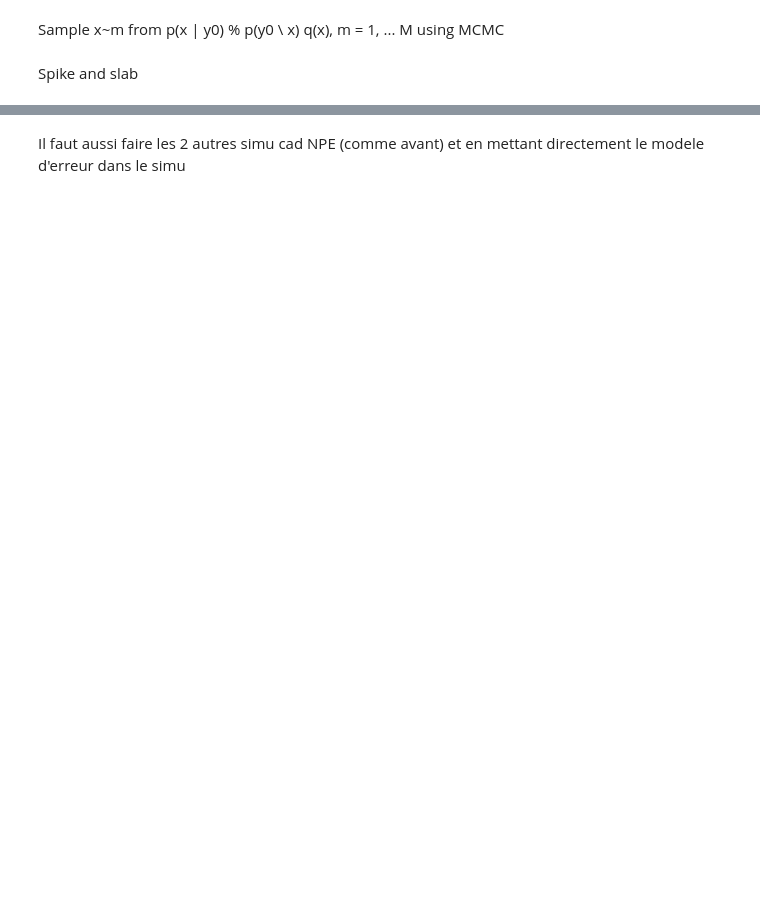
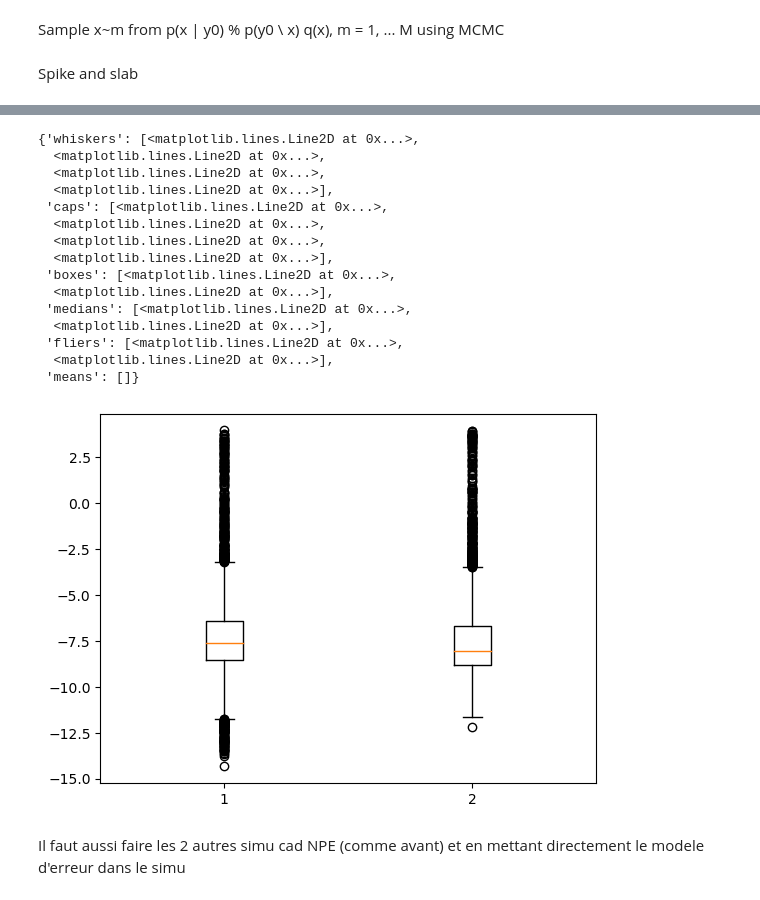
Before and after one commit to MouzaouiMatthieu/PFE, a Jupyter notebook: Robust_NPE.ipynb, the cells around one changed output, grey strips where cells are left out. Drawn from its saved outputs; the diff is of its cells as text; code cells hidden in the pictures; blank space fills up the shorter version.

```diff
--- a/Robust_NPE.ipynb
+++ b/Robust_NPE.ipynb
@@ -200 +230,15 @@ traj_lenght = 1
 target_acceptance_prob = 0.95
+# %%
+def spike_slab(y):
+    rho = 1/2
+    sigma = 0.01
+    tau = 0.25
+    x = q_x_NF().sample()
+    z = torch.distributions.Bernoulli(rho).sample(y.shape)
+    normal = torch.distributions.Normal(x,sigma)
+    cauchy = torch.distributions.Cauchy(x, tau)
+    mask = torch.zeros_like(z)
+    mask[z==1] = 1
+    mask[z==0] = 0
+    sampled_values = torch.where(mask==1, cauchy.sample(z.shape), normal.sample(z.shape))
+    return sampled_values.sum()
@@ -200,0 +271,5 @@ target_acceptance_prob = 0.95
+# %%
+sampler = lampe.inference.MetropolisHastings(q_x_NF().sample(),f=spike_slab)
+with torch.no_grad():
+    xm_samples = [s for s in sampler(M+warm_up_steps,burn=warm_up_steps)]
+    xm_samples = torch.stack(xm_samples)
@@ -201,3 +355,33 @@ target_acceptance_prob = 0.95
+# %%
+def compute_log_prob(flow, thetas, x):
+    res = []
+    for i, theta in enumerate(thetas.unsqueeze_(1)):
+        xi = x[i]
+        log_prob = flow.flow(xi).log_prob(theta)
+        res.append(log_prob.detach().item())
+    return res
+# %%
+log_probs_RNPE = compute_log_prob(q_NPE, theta_star, xm_samples)
+log_probs_NPE = compute_log_prob(q_NPE, theta_star, x)
+# %%
+plt.boxplot([log_probs_NPE, log_probs_RNPE])
+# %% [output]
+{'whiskers': [<matplotlib.lines.Line2D at 0x...>,
+  <matplotlib.lines.Line2D at 0x...>,
+  <matplotlib.lines.Line2D at 0x...>,
+  <matplotlib.lines.Line2D at 0x...>],
+ 'caps': [<matplotlib.lines.Line2D at 0x...>,
+  <matplotlib.lines.Line2D at 0x...>,
+  <matplotlib.lines.Line2D at 0x...>,
+  <matplotlib.lines.Line2D at 0x...>],
+ 'boxes': [<matplotlib.lines.Line2D at 0x...>,
+  <matplotlib.lines.Line2D at 0x...>],
+ 'medians': [<matplotlib.lines.Line2D at 0x...>,
+  <matplotlib.lines.Line2D at 0x...>],
+ 'fliers': [<matplotlib.lines.Line2D at 0x...>,
+  <matplotlib.lines.Line2D at 0x...>],
+ 'means': []}
+[figure, added]
 # %% [markdown]
 Il faut aussi faire les 2 autres simu cad NPE (comme avant) et en mettant directement le modele d'erreur dans le simu
 # %%
```
Also changed, not shown: parts of 32 cells of this notebook.
